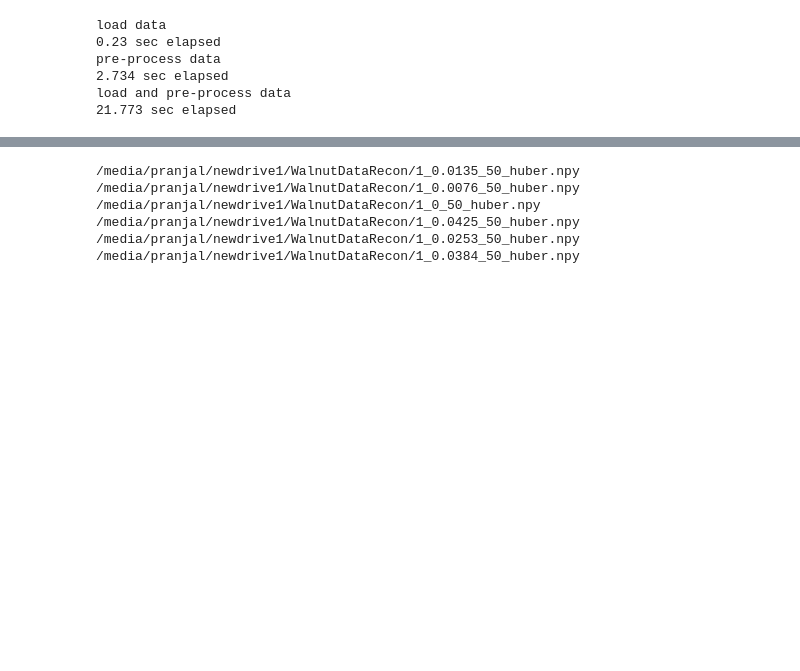
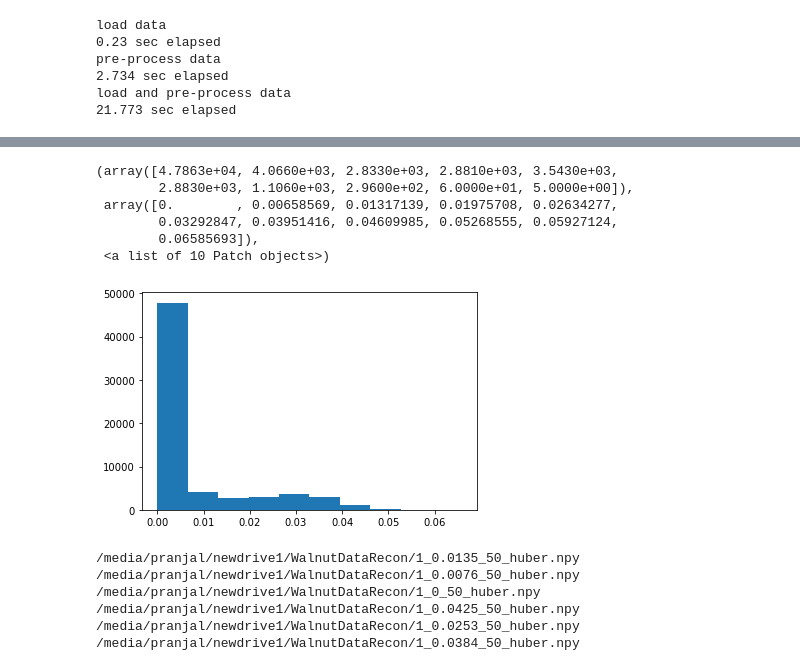
Before and after one commit to PranjalSahu/WalnutReconstructionCodes, a Jupyter notebook: test1.ipynb, the cells around one changed output, grey strips where cells are left out. Drawn from its saved outputs; the diff is of its cells as text; code cells hidden in the pictures; blank space fills up the shorter version.

```diff
--- a/test1.ipynb
+++ b/test1.ipynb
@@ -996,3 +1517,13 @@ plt.imshow(np.concatenate([output[index, 0], y[index, 0]], axis=-1), cmap='gray'
+# %%
+plt.hist(y[index, 0].flatten().astype('float'))
+# %% [output]
+(array([4.7863e+04, 4.0660e+03, 2.8330e+03, 2.8810e+03, 3.5430e+03,
+        2.8830e+03, 1.1060e+03, 2.9600e+02, 6.0000e+01, 5.0000e+00]),
+ array([0.        , 0.00658569, 0.01317139, 0.01975708, 0.02634277,
+        0.03292847, 0.03951416, 0.04609985, 0.05268555, 0.05927124,
+        0.06585693]),
+ <a list of 10 Patch objects>)
+[figure, added]
 # %%
 import numpy as np
 import glob
```
Also changed, not shown: parts of 12 cells of this notebook.
